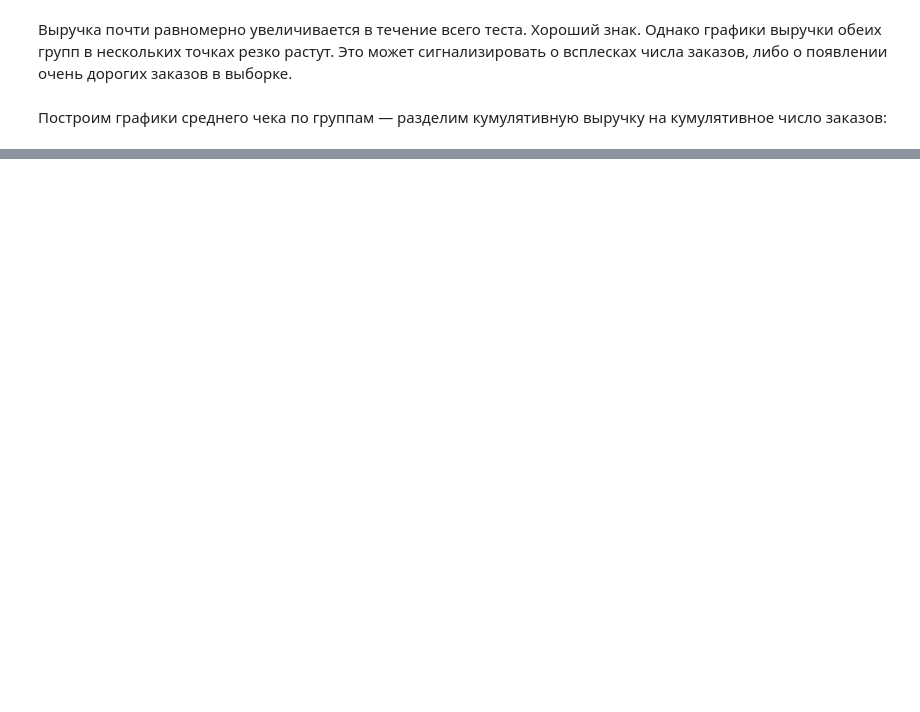
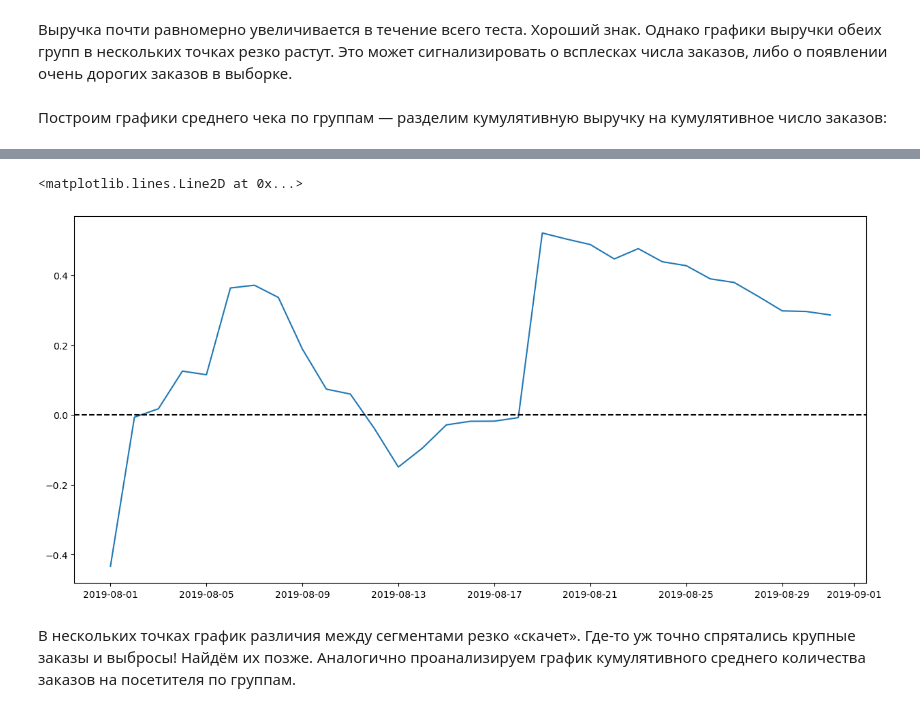
Before and after one commit to analyst-plv/hypothesis, a Jupyter notebook: hypothesis.ipynb, the cells around one changed output, grey strips where cells are left out. Drawn from its saved outputs; the diff is of its cells as text; code cells hidden in the pictures; blank space fills up the shorter version.

```diff
--- a/hypothesis.ipynb
+++ b/hypothesis.ipynb
@@ -355,0 +406,16 @@ plt.show()
+# %%
+# собираем данные в одном датафрейме
+mergedCumulativeRevenue = cumulativeRevenueA.merge(cumulativeRevenueB, left_on='date', right_on='date', how='left', suffixes=['A', 'B'])
+# %%
+# cтроим отношение средних чеков
+plt.figure(figsize=(15,7))
+plt.plot(mergedCumulativeRevenue['date'], (mergedCumulativeRevenue['revenueB']/mergedCumulativeRevenue['ordersB'])/(mergedCumulativeRevenue['revenueA']/mergedCumulativeRevenue['ordersA'])-1)
+
+# добавляем ось X
+plt.axhline(y=0, color='black', linestyle='--')
+# %% [output]
+<matplotlib.lines.Line2D at 0x...>
+[figure, added]
+# %% [markdown]
+В нескольких точках график различия между сегментами резко «скачет». Где-то уж точно спрятались крупные заказы и выбросы! Найдём их позже.
+Аналогично проанализируем график кумулятивного среднего количества заказов на посетителя по группам.
```
Also changed, not shown: parts of 75 cells of this notebook.
